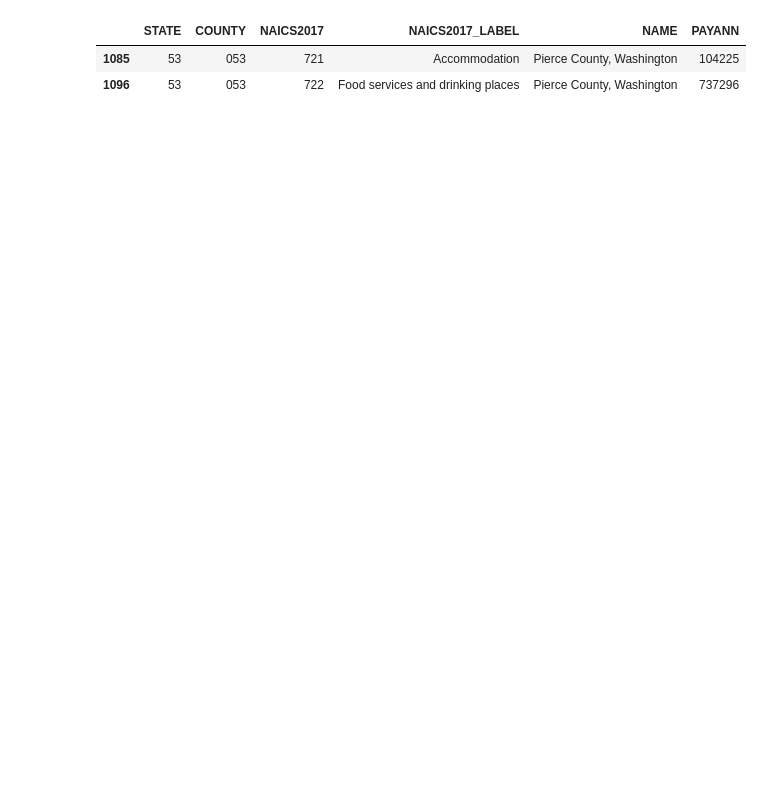
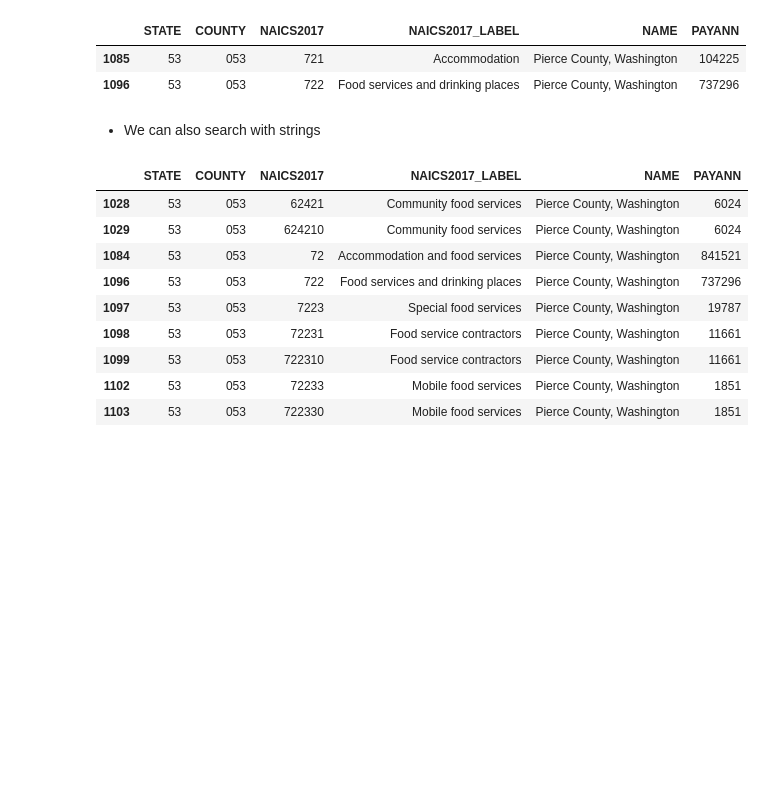
Before and after one commit to censusdis/censusdis-tutorial-2024, a Jupyter notebook: Lessons/Lesson 5 Query Filters.ipynb, the cells around one changed output. Cells and saved outputs as stored; diff of their text form; code cells hidden in the pictures; blank space fills up the shorter version.

```diff
--- a/Lessons/Lesson 5 Query Filters.ipynb
+++ b/Lessons/Lesson 5 Query Filters.ipynb
@@ -276,6 +275,25 @@ df_cbp_pierce_pay_annual_naics[
 |  | STATE | COUNTY | NAICS2017 | NAICS2017_LABEL | NAME | PAYANN |
 | 1085 | 53 | 053 | 721 | Accommodation | Pierce County, Washington | 104225 |
 | 1096 | 53 | 053 | 722 | Food services and drinking places | Pierce County, Washington | 737296 |
+# %% [markdown]
+- We can also search with strings
+# %%
+df_cbp_pierce_pay_annual_naics[
+    df_cbp_pierce_pay_annual_naics["NAICS2017_LABEL"].str.contains(
+        "food service", case=False
+    )
+]
+# %% [output]
+|  | STATE | COUNTY | NAICS2017 | NAICS2017_LABEL | NAME | PAYANN |
+| 1028 | 53 | 053 | 62421 | Community food services | Pierce County, Washington | 6024 |
+| 1029 | 53 | 053 | 624210 | Community food services | Pierce County, Washington | 6024 |
+| 1084 | 53 | 053 | 72 | Accommodation and food services | Pierce County, Washington | 841521 |
+| 1096 | 53 | 053 | 722 | Food services and drinking places | Pierce County, Washington | 737296 |
+| 1097 | 53 | 053 | 7223 | Special food services | Pierce County, Washington | 19787 |
+| 1098 | 53 | 053 | 72231 | Food service contractors | Pierce County, Washington | 11661 |
+| 1099 | 53 | 053 | 722310 | Food service contractors | Pierce County, Washington | 11661 |
+| 1102 | 53 | 053 | 72233 | Mobile food services | Pierce County, Washington | 1851 |
+| 1103 | 53 | 053 | 722330 | Mobile food services | Pierce County, Washington | 1851 |
 # %% [markdown]
 <br><br><br><br><br><br><br><br>
 <br><br><br><br><br><br><br><br>
```
Also changed, not shown: parts of 5 cells of this notebook, 4 other files.
